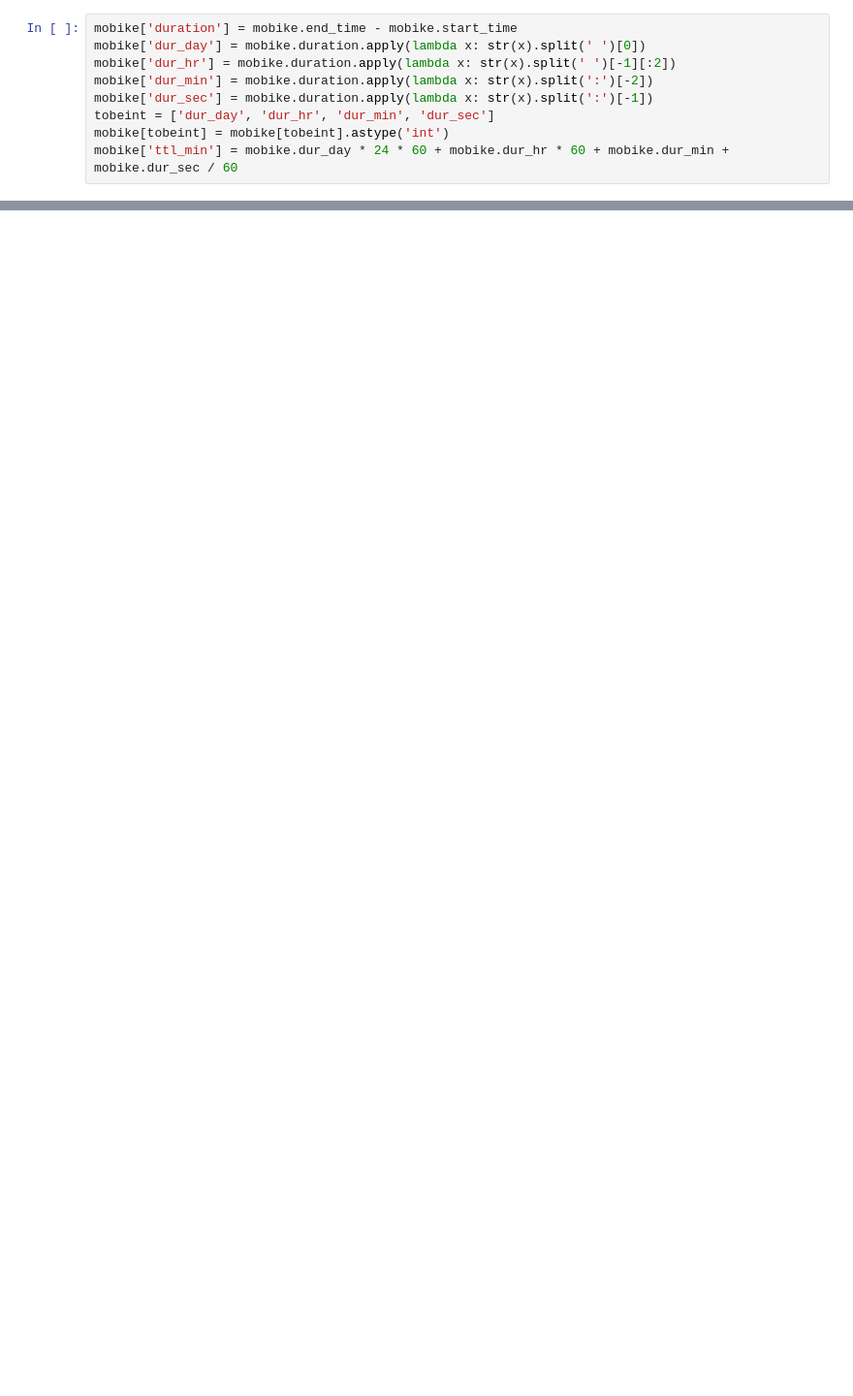
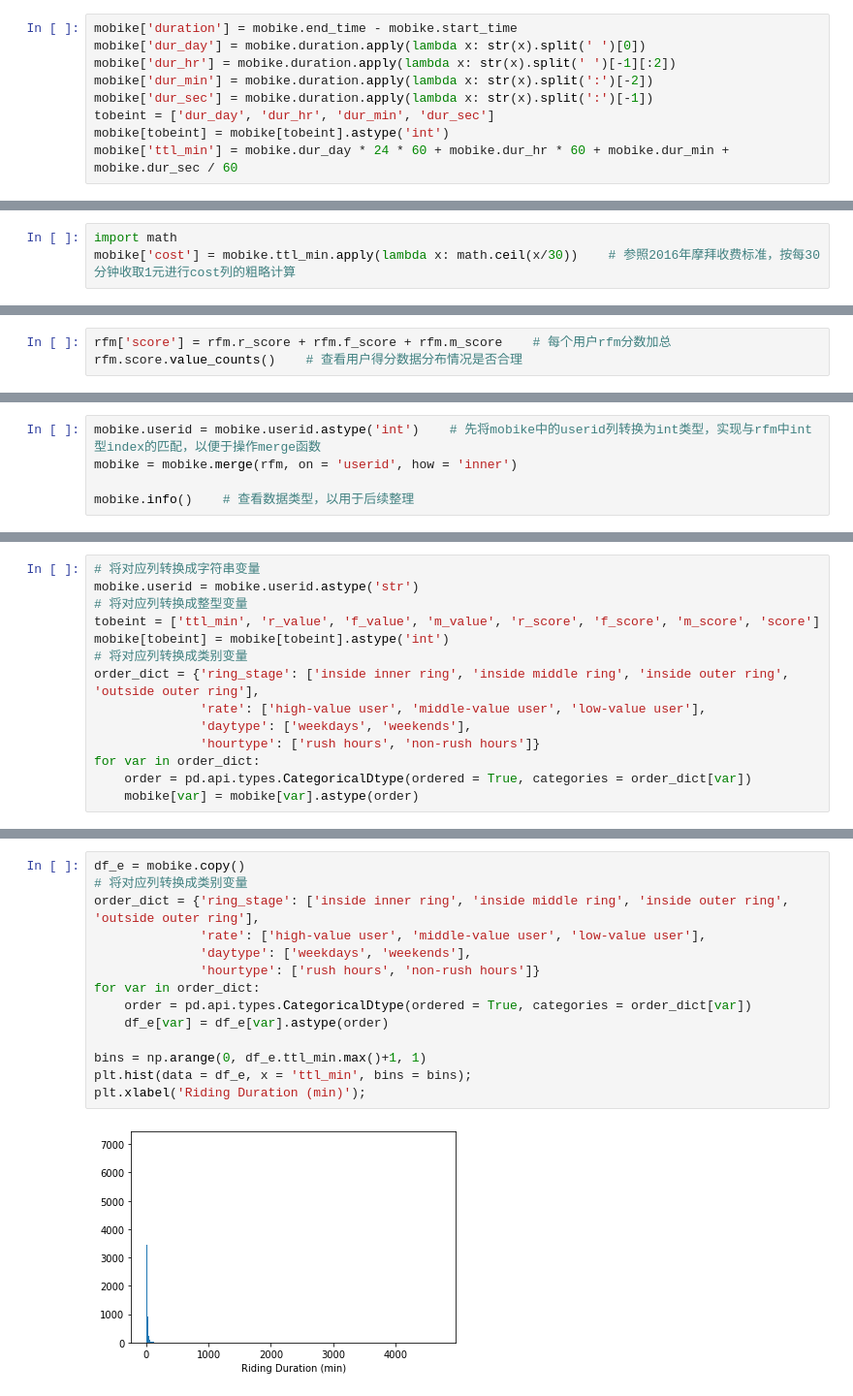
Before and after one commit to Andrehinh/Interesting-python, a Jupyter notebook: Mobike/Mobike_shanghai.ipynb, the cells around one changed output, grey strips where cells are left out. Shown at 97% size. Cells and saved outputs as stored; diff of their text form; blank space fills up the shorter version.

```diff
--- a/Mobike/Mobike_shanghai.ipynb
+++ b/Mobike/Mobike_shanghai.ipynb
@@ -239,0 +136,3 @@ def get_ring(item):
+# %%
+import math
+mobike['cost'] = mobike.ttl_min.apply(lambda x: math.ceil(x/30))    # 参照2016年摩拜收费标准，按每30分钟收取1元进行cost列的粗略计算
@@ -239,0 +222,3 @@ def get_ring(item):
+# %%
+rfm['score'] = rfm.r_score + rfm.f_score + rfm.m_score    # 每个用户rfm分数加总
+rfm.score.value_counts()    # 查看用户得分数据分布情况是否合理
@@ -239,0 +254,5 @@ def get_ring(item):
+# %%
+mobike.userid = mobike.userid.astype('int')    # 先将mobike中的userid列转换为int类型，实现与rfm中int型index的匹配，以便于操作merge函数
+mobike = mobike.merge(rfm, on = 'userid', how = 'inner')
+
+mobike.info()    # 查看数据类型，以用于后续整理
@@ -239,0 +277,14 @@ def get_ring(item):
+# %%
+# 将对应列转换成字符串变量
+mobike.userid = mobike.userid.astype('str')
+# 将对应列转换成整型变量
+tobeint = ['ttl_min', 'r_value', 'f_value', 'm_value', 'r_score', 'f_score', 'm_score', 'score']
+mobike[tobeint] = mobike[tobeint].astype('int')
+# 将对应列转换成类别变量
+order_dict = {'ring_stage': ['inside inner ring', 'inside middle ring', 'inside outer ring', 'outside outer ring'],
+              'rate': ['high-value user', 'middle-value user', 'low-value user'],
+              'daytype': ['weekdays', 'weekends'],
+              'hourtype': ['rush hours', 'non-rush hours']}
+for var in order_dict:
+    order = pd.api.types.CategoricalDtype(ordered = True, categories = order_dict[var])
+    mobike[var] = mobike[var].astype(order)
@@ -239,0 +331,16 @@ def get_ring(item):
+# %%
+df_e = mobike.copy()
+# 将对应列转换成类别变量
+order_dict = {'ring_stage': ['inside inner ring', 'inside middle ring', 'inside outer ring', 'outside outer ring'],
+              'rate': ['high-value user', 'middle-value user', 'low-value user'],
+              'daytype': ['weekdays', 'weekends'],
+              'hourtype': ['rush hours', 'non-rush hours']}
+for var in order_dict:
+    order = pd.api.types.CategoricalDtype(ordered = True, categories = order_dict[var])
+    df_e[var] = df_e[var].astype(order)
+
+bins = np.arange(0, df_e.ttl_min.max()+1, 1)
+plt.hist(data = df_e, x = 'ttl_min', bins = bins);
+plt.xlabel('Riding Duration (min)');
+# %% [output]
+[figure, added]
```
Also changed, not shown: parts of 69 cells of this notebook.
